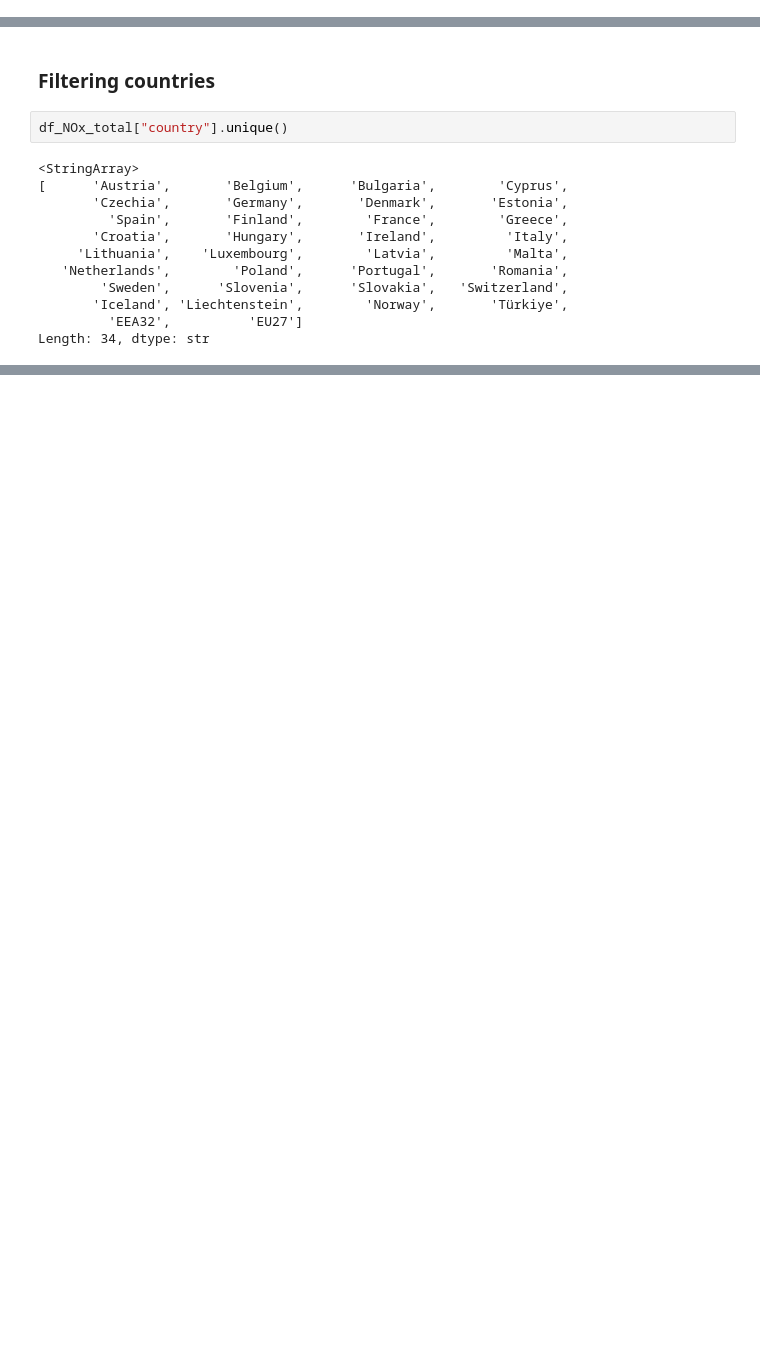
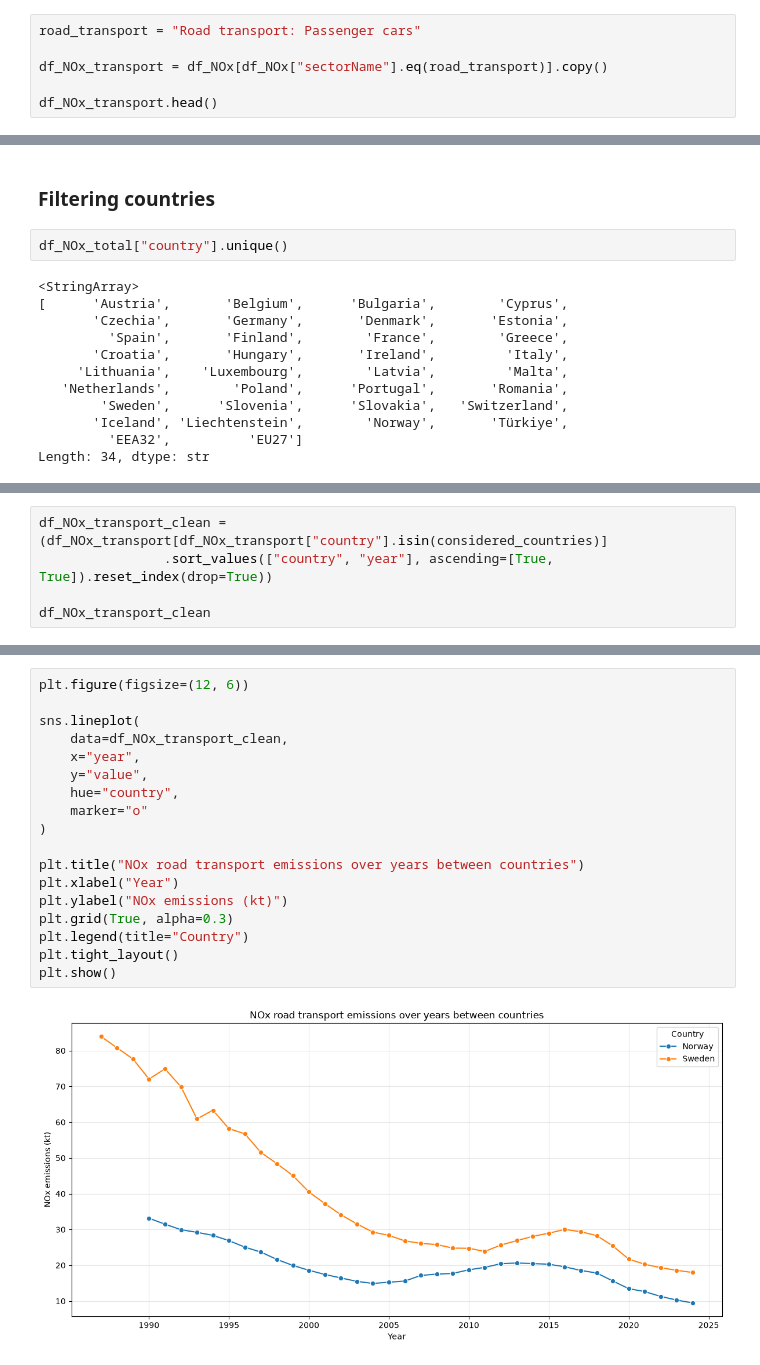
Before and after one commit to Mxlrt69/Data_Science_Project, a Jupyter notebook: data_cleaning_emissions.ipynb, the cells around one changed output, grey strips where cells are left out. Saved outputs shown, nothing was run; the diff lists cells and outputs as text; blank space fills up the shorter version.

```diff
--- a/data_cleaning_emissions.ipynb
+++ b/data_cleaning_emissions.ipynb
@@ -151,3 +157,9 @@ df_NOx_total.head()
 | 30443 | Austria | NOx | 1989 | 222.619483 | kt | National total for the entire ter... |
 | 30444 | Austria | NOx | 1990 | 213.908000 | kt | National total for the entire ter... |
 | 30445 | Austria | NOx | 1991 | 223.452000 | kt | National total for the entire ter... |
+# %%
+road_transport = "Road transport: Passenger cars"
+
+df_NOx_transport = df_NOx[df_NOx["sectorName"].eq(road_transport)].copy()
+
+df_NOx_transport.head()
@@ -188,3 +207,8 @@ df_NOx_clean
 | 71 | Sweden | NOx | 2023 | 104.184 | kt | National total for the entire ter... |
 | 72 | Sweden | NOx | 2024 | 99.411 | kt | National total for the entire ter... |
 73 rows × 6 columns
+# %%
+df_NOx_transport_clean = (df_NOx_transport[df_NOx_transport["country"].isin(considered_countries)]
+                .sort_values(["country", "year"], ascending=[True, True]).reset_index(drop=True))
+
+df_NOx_transport_clean
@@ -190,0 +251,20 @@ df_NOx_clean
+# %%
+plt.figure(figsize=(12, 6))
+
+sns.lineplot(
+    data=df_NOx_transport_clean,
+    x="year",
+    y="value",
+    hue="country",
+    marker="o"
+)
+
+plt.title("NOx road transport emissions over years between countries")
+plt.xlabel("Year")
+plt.ylabel("NOx emissions (kt)")
+plt.grid(True, alpha=0.3)
+plt.legend(title="Country")
+plt.tight_layout()
+plt.show()
+# %% [output]
+[figure, added]
```
Also changed, not shown: parts of 7 cells of this notebook.
